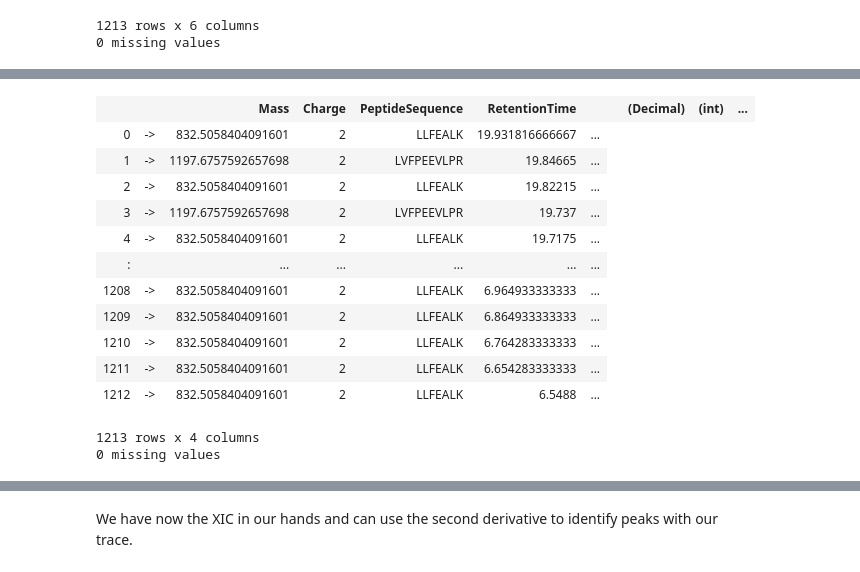
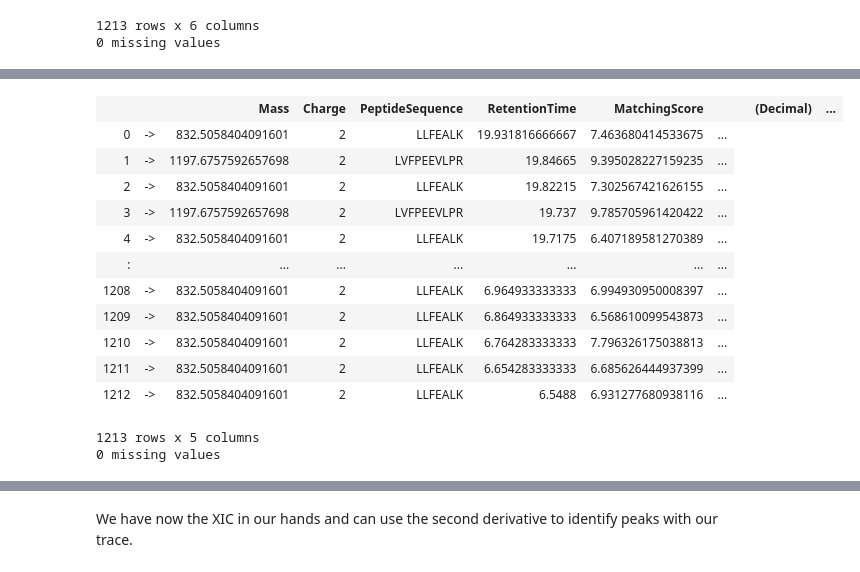
Before and after one commit to paulineHans/BIO-BTE-06-L-7, a Jupyter notebook: Notebooks/NB05a_Quantification.ipynb, the cells around one changed output, grey strips where cells are left out. Cells and saved outputs as stored; diff of their text form; code cells hidden in the pictures.

```diff
--- a/Notebooks/NB05a_Quantification.ipynb
+++ b/Notebooks/NB05a_Quantification.ipynb
@@ -152,20 +154,20 @@ data
 # %%
 let extract =
     data
-    |> Frame.sliceCols([|"Mass"; "Charge"; "PeptideSequence"; "RetentionTime"|])
+    |> Frame.sliceCols([|"Mass"; "Charge"; "PeptideSequence"; "RetentionTime"; "MatchingScore"|])
 extract
 # %% [output]
-|  |  | Mass | Charge | PeptideSequence | RetentionTime |  |  | (Decimal) | (int) | ... |
-| 0 | -> | 832.5058404091601 | 2 | LLFEALK | 19.931816666667 | ... |
-| 1 | -> | 1197.6757592657698 | 2 | LVFPEEVLPR | 19.84665 | ... |
-| 2 | -> | 832.5058404091601 | 2 | LLFEALK | 19.82215 | ... |
-| 3 | -> | 1197.6757592657698 | 2 | LVFPEEVLPR | 19.737 | ... |
-| 4 | -> | 832.5058404091601 | 2 | LLFEALK | 19.7175 | ... |
-| : |  | ... | ... | ... | ... | ... |
-| 1208 | -> | 832.5058404091601 | 2 | LLFEALK | 6.964933333333 | ... |
-| 1209 | -> | 832.5058404091601 | 2 | LLFEALK | 6.864933333333 | ... |
-| 1210 | -> | 832.5058404091601 | 2 | LLFEALK | 6.764283333333 | ... |
-| 1211 | -> | 832.5058404091601 | 2 | LLFEALK | 6.654283333333 | ... |
-| 1212 | -> | 832.5058404091601 | 2 | LLFEALK | 6.5488 | ... |
+|  |  | Mass | Charge | PeptideSequence | RetentionTime | MatchingScore |  |  | (Decimal) | ... |
+| 0 | -> | 832.5058404091601 | 2 | LLFEALK | 19.931816666667 | 7.463680414533675 | ... |
+| 1 | -> | 1197.6757592657698 | 2 | LVFPEEVLPR | 19.84665 | 9.395028227159235 | ... |
+| 2 | -> | 832.5058404091601 | 2 | LLFEALK | 19.82215 | 7.302567421626155 | ... |
+| 3 | -> | 1197.6757592657698 | 2 | LVFPEEVLPR | 19.737 | 9.785705961420422 | ... |
+| 4 | -> | 832.5058404091601 | 2 | LLFEALK | 19.7175 | 6.407189581270389 | ... |
+| : |  | ... | ... | ... | ... | ... | ... |
+| 1208 | -> | 832.5058404091601 | 2 | LLFEALK | 6.964933333333 | 6.994930950008397 | ... |
+| 1209 | -> | 832.5058404091601 | 2 | LLFEALK | 6.864933333333 | 6.568610099543873 | ... |
+| 1210 | -> | 832.5058404091601 | 2 | LLFEALK | 6.764283333333 | 7.796326175038813 | ... |
+| 1211 | -> | 832.5058404091601 | 2 | LLFEALK | 6.654283333333 | 6.685626444937399 | ... |
+| 1212 | -> | 832.5058404091601 | 2 | LLFEALK | 6.5488 | 6.931277680938116 | ... |
-1213 rows x 4 columns
+1213 rows x 5 columns
 0 missing values
```
Also changed, not shown: parts of 19 cells of this notebook.
